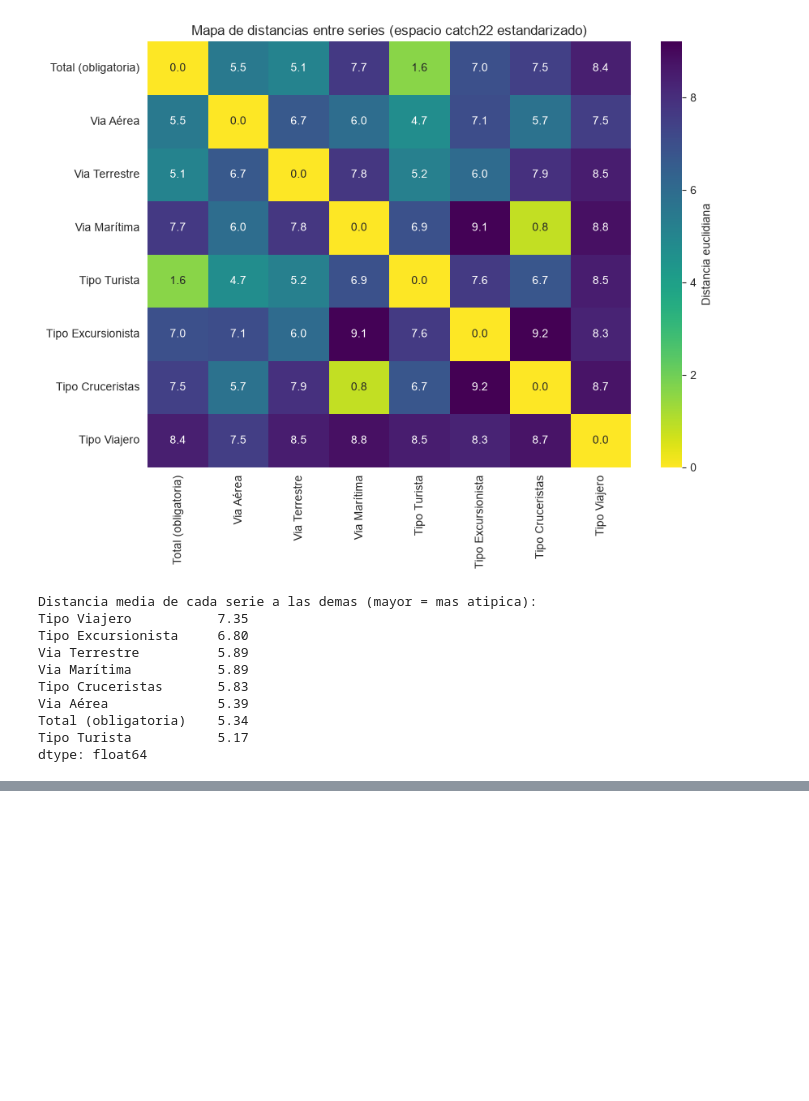
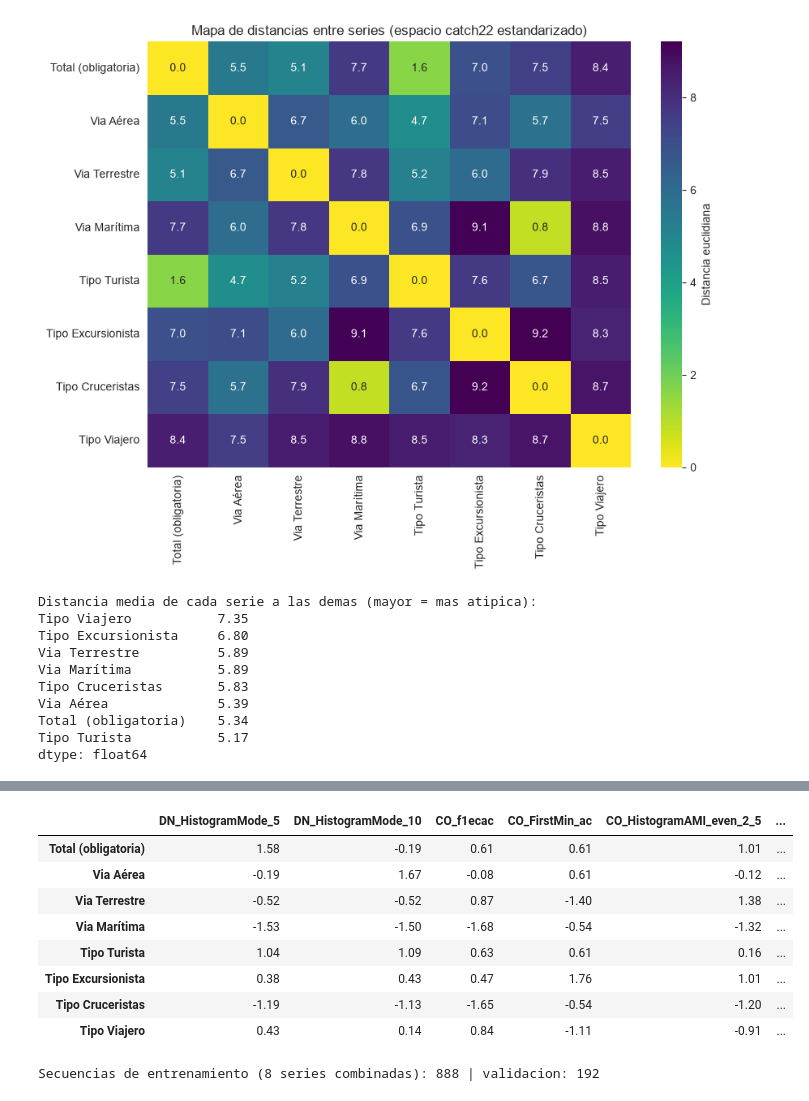
Before and after one commit to DavidDominguez-11/DS-Lab1, a Jupyter notebook: Lab2_Deep_Learning_CC3084.ipynb, the cells around one changed output, grey strips where cells are left out. Saved outputs shown, nothing was run; the diff lists cells and outputs as text; code cells hidden in the pictures; blank space fills up the shorter version.

```diff
--- a/Lab2_Deep_Learning_CC3084.ipynb
+++ b/Lab2_Deep_Learning_CC3084.ipynb
@@ -882,0 +1069,66 @@ dtype: float64
+# %%
+# catch22 calculado SOLO con el tramo de entrenamiento (evita fuga de informacion hacia el modelo predictivo)
+filas_catch22_train = {}
+for nombre, serie in series_train.items():
+    resultado = pycatch22.catch22_all(list(serie.values.astype(float)))
+    filas_catch22_train[nombre] = dict(zip(resultado['names'], resultado['values']))
+
+matriz_catch22_train = pd.DataFrame(filas_catch22_train).T[list(FEATURE_DESC.keys())]
+scaler_catch22_train = StandardScaler()
+matriz_z_train = pd.DataFrame(
+    scaler_catch22_train.fit_transform(matriz_catch22_train),
+    index=matriz_catch22_train.index, columns=matriz_catch22_train.columns,
+)
+matriz_z_train.round(2)
+# %% [output]
+|  | DN_HistogramMode_5 | DN_HistogramMode_10 | CO_f1ecac | CO_FirstMin_ac | CO_HistogramAMI_even_2_5 | ... |
+| Total (obligatoria) | 1.58 | -0.19 | 0.61 | 0.61 | 1.01 | ... |
+| Via Aérea | -0.19 | 1.67 | -0.08 | 0.61 | -0.12 | ... |
+| Via Terrestre | -0.52 | -0.52 | 0.87 | -1.40 | 1.38 | ... |
+| Via Marítima | -1.53 | -1.50 | -1.68 | -0.54 | -1.32 | ... |
+| Tipo Turista | 1.04 | 1.09 | 0.63 | 0.61 | 0.16 | ... |
+| Tipo Excursionista | 0.38 | 0.43 | 0.47 | 1.76 | 1.01 | ... |
+| Tipo Cruceristas | -1.19 | -1.13 | -1.65 | -0.54 | -1.20 | ... |
+| Tipo Viajero | 0.43 | 0.14 | 0.84 | -1.11 | -0.91 | ... |
+# %%
+class LSTMConCatch22(nn.Module):
+    def __init__(self, hidden_size=32, n_catch22=22, catch22_embed=8):
+        super().__init__()
+        self.lstm = nn.LSTM(input_size=1, hidden_size=hidden_size, batch_first=True)
+        self.catch22_fc = nn.Linear(n_catch22, catch22_embed)
+        self.salida = nn.Linear(hidden_size + catch22_embed, 1)
+
+    def forward(self, x_seq, x_catch22):
+        out, _ = self.lstm(x_seq)
+        h = out[:, -1, :]
+        c = torch.relu(self.catch22_fc(x_catch22))
+        combinado = torch.cat([h, c], dim=1)
+        return self.salida(combinado).squeeze(-1)
+
+
+LOOKBACK_GLOBAL = 12
+N_VAL = 24
+
+X_sub_list, y_sub_list, C_sub_list = [], [], []
+X_val_list, y_val_list, C_val_list = [], [], []
+
+for nombre, serie in series_train.items():
+    scaled, scaler = preparar_escalador(serie)
+    corte = len(scaled) - N_VAL
+
+    X_sub, y_sub = crear_ventanas(scaled[:corte], LOOKBACK_GLOBAL)
+    X_val, y_val = crear_ventanas(scaled[corte - LOOKBACK_GLOBAL:], LOOKBACK_GLOBAL)
+
+    catch22_vec = matriz_z_train.loc[nombre].values.astype(np.float32)
+
+    X_sub_list.append(X_sub); y_sub_list.append(y_sub)
+    C_sub_list.append(np.tile(catch22_vec, (len(X_sub), 1)))
+    X_val_list.append(X_val); y_val_list.append(y_val)
+    C_val_list.append(np.tile(catch22_vec, (len(X_val), 1)))
+
+X_sub_all = np.concatenate(X_sub_list); y_sub_all = np.concatenate(y_sub_list); C_sub_all = np.concatenate(C_sub_list)
+X_val_all = np.concatenate(X_val_list); y_val_all = np.concatenate(y_val_list); C_val_all = np.concatenate(C_val_list)
+
+print(f"Secuencias de entrenamiento (8 series combinadas): {len(X_sub_all)} | validacion: {len(X_val_all)}")
+# %% [output]
+Secuencias de entrenamiento (8 series combinadas): 888 | validacion: 192
```
Also changed, not shown: parts of 7 cells of this notebook.
